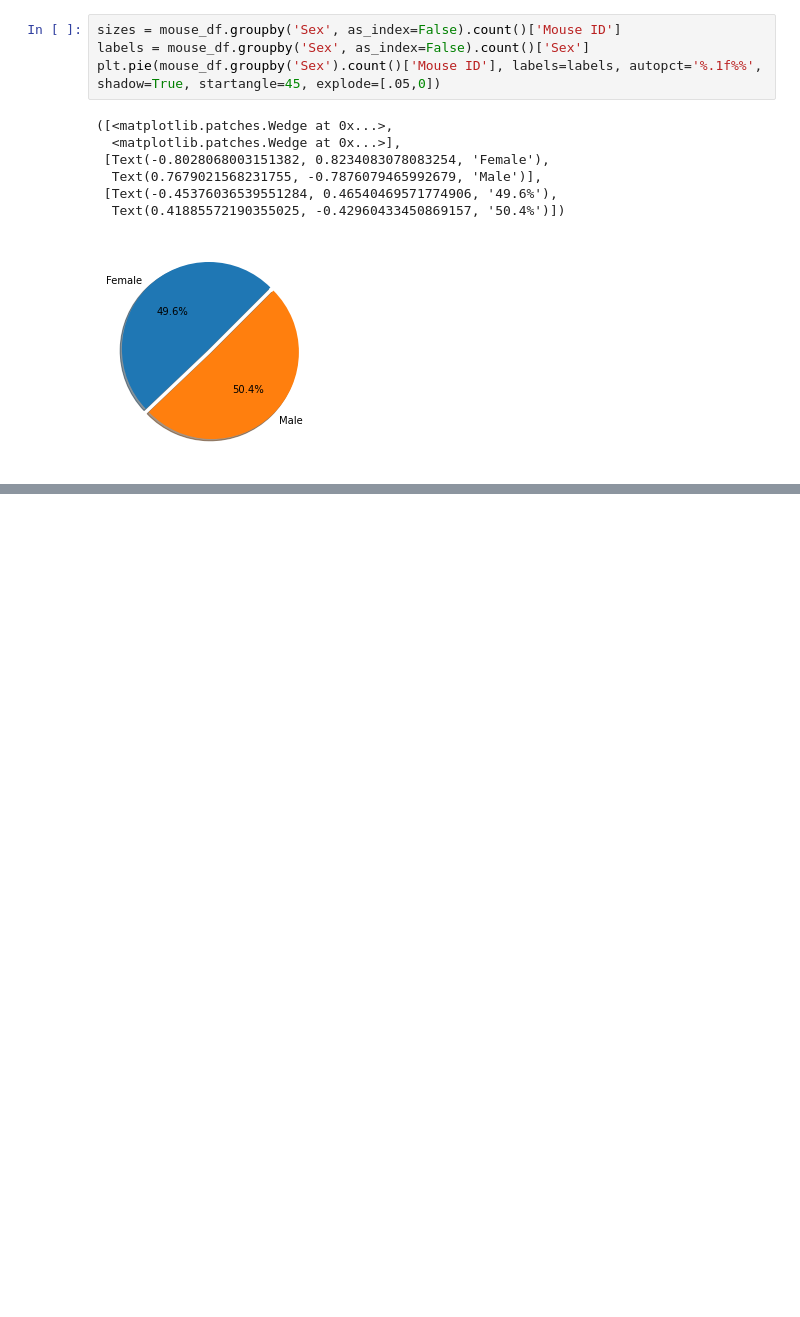
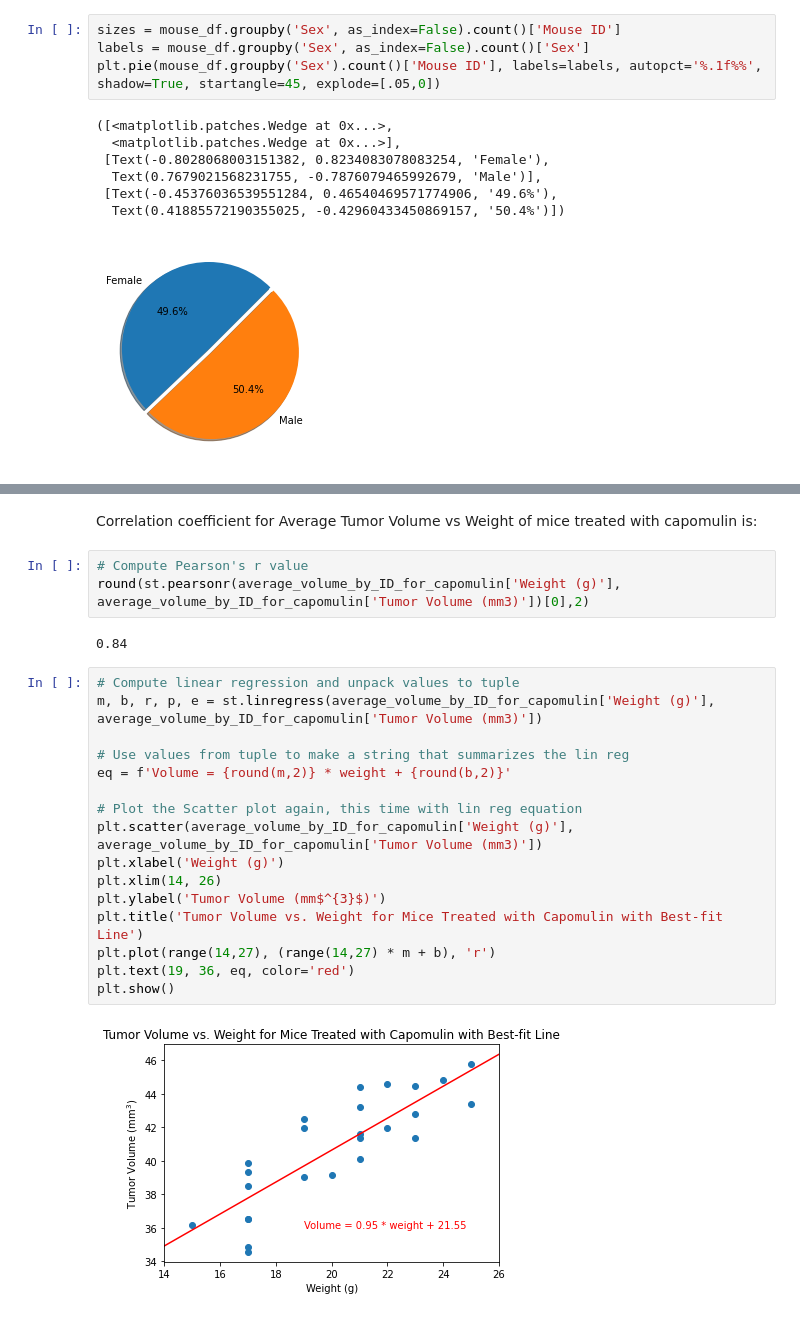
Before and after one commit to asundquistdavis/MatPlotLib-Challenge, a Jupyter notebook: PyMaceuticals/main.ipynb, the cells around one changed output, grey strips where cells are left out. Saved outputs shown, nothing was run; the diff lists cells and outputs as text; blank space fills up the shorter version.

```diff
--- a/PyMaceuticals/main.ipynb
+++ b/PyMaceuticals/main.ipynb
@@ -286,0 +341,25 @@ AttributeError: 'numpy.ndarray' object has no attribute 'append'
+# %% [markdown]
+Correlation coefficient for Average Tumor Volume vs Weight of mice treated with capomulin is:
+# %%
+# Compute Pearson's r value
+round(st.pearsonr(average_volume_by_ID_for_capomulin['Weight (g)'], average_volume_by_ID_for_capomulin['Tumor Volume (mm3)'])[0],2)
+# %% [output]
+0.84
+# %%
+# Compute linear regression and unpack values to tuple
+m, b, r, p, e = st.linregress(average_volume_by_ID_for_capomulin['Weight (g)'], average_volume_by_ID_for_capomulin['Tumor Volume (mm3)'])
+
+# Use values from tuple to make a string that summarizes the lin reg
+eq = f'Volume = {round(m,2)} * weight + {round(b,2)}'
+
+# Plot the Scatter plot again, this time with lin reg equation
+plt.scatter(average_volume_by_ID_for_capomulin['Weight (g)'], average_volume_by_ID_for_capomulin['Tumor Volume (mm3)'])
+plt.xlabel('Weight (g)')
+plt.xlim(14, 26)
+plt.ylabel('Tumor Volume (mm$^{3}$)')
+plt.title('Tumor Volume vs. Weight for Mice Treated with Capomulin with Best-fit Line')
+plt.plot(range(14,27), (range(14,27) * m + b), 'r')
+plt.text(19, 36, eq, color='red')
+plt.show()
+# %% [output]
+[figure, added]
```
Also changed, not shown: parts of 16 cells of this notebook.
